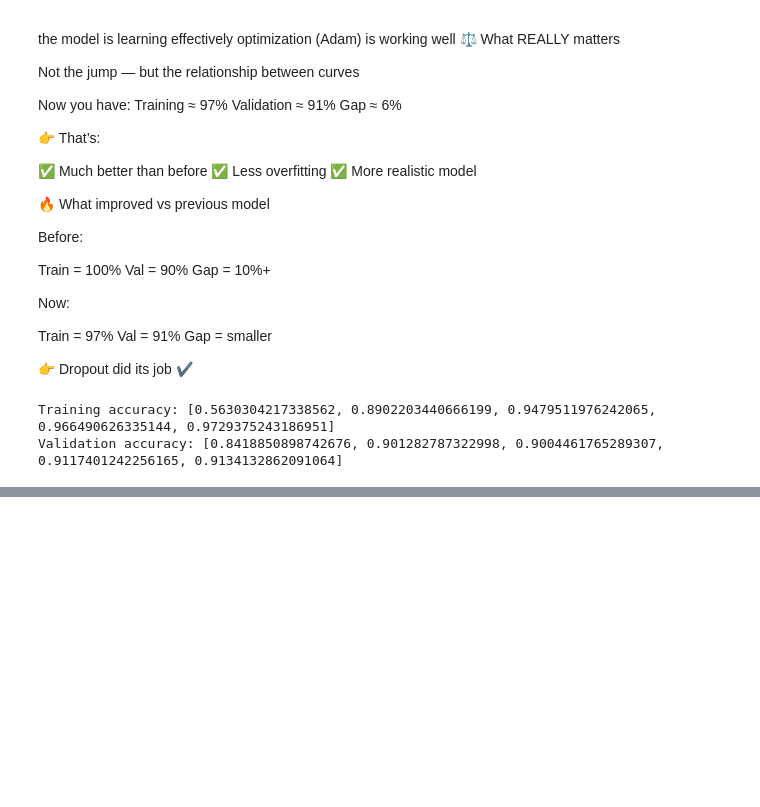
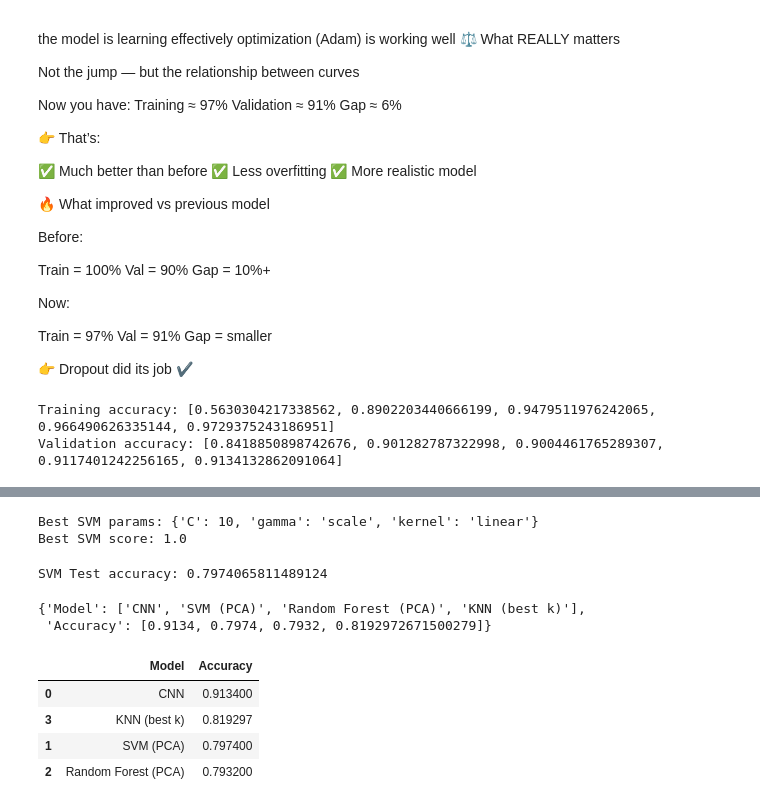
Before and after one commit to karimnsaibi/sign-language, a Jupyter notebook: project.ipynb, the cells around one changed output, grey strips where cells are left out. Drawn from its saved outputs; the diff is of its cells as text; code cells hidden in the pictures; blank space fills up the shorter version.

```diff
--- a/project.ipynb
+++ b/project.ipynb
@@ -322,0 +628,31 @@ Validation accuracy: [0.8418850898742676, 0.901282787322998, 0.9004461765289307,
+# %%
+from sklearn.svm import SVC
+from sklearn.model_selection import GridSearchCV
+
+param_grid = {
+    'C': [0.1, 1, 10],
+    'kernel': ['linear', 'rbf'],
+    'gamma': ['scale', 'auto']
+}
+
+svm = SVC()
+
+grid_svm = GridSearchCV(svm, param_grid, cv=3, scoring='accuracy', n_jobs=-1)
+
+grid_svm.fit(X_train_pca, y_train)
+
+print("Best SVM params:", grid_svm.best_params_)
+print("Best SVM score:", grid_svm.best_score_)
+# %% [output]
+Best SVM params: {'C': 10, 'gamma': 'scale', 'kernel': 'linear'}
+Best SVM score: 1.0
+# %%
+best_svm = grid_svm.best_estimator_
+
+from sklearn.metrics import accuracy_score
+
+y_pred_svm = best_svm.predict(X_test_pca)
+
+print("SVM Test accuracy:", accuracy_score(y_test, y_pred_svm))
+# %% [output]
+SVM Test accuracy: 0.7974065811489124
@@ -322,0 +676,16 @@ Validation accuracy: [0.8418850898742676, 0.901282787322998, 0.9004461765289307,
+# %%
+results
+# %% [output]
+{'Model': ['CNN', 'SVM (PCA)', 'Random Forest (PCA)', 'KNN (best k)'],
+ 'Accuracy': [0.9134, 0.7974, 0.7932, 0.8192972671500279]}
+# %%
+import pandas as pd
+
+df_results = pd.DataFrame(results)
+df_results.sort_values(by="Accuracy", ascending=False)
+# %% [output]
+|  | Model | Accuracy |
+| 0 | CNN | 0.913400 |
+| 3 | KNN (best k) | 0.819297 |
+| 1 | SVM (PCA) | 0.797400 |
+| 2 | Random Forest (PCA) | 0.793200 |
```
Also changed, not shown: parts of 25 cells of this notebook.
